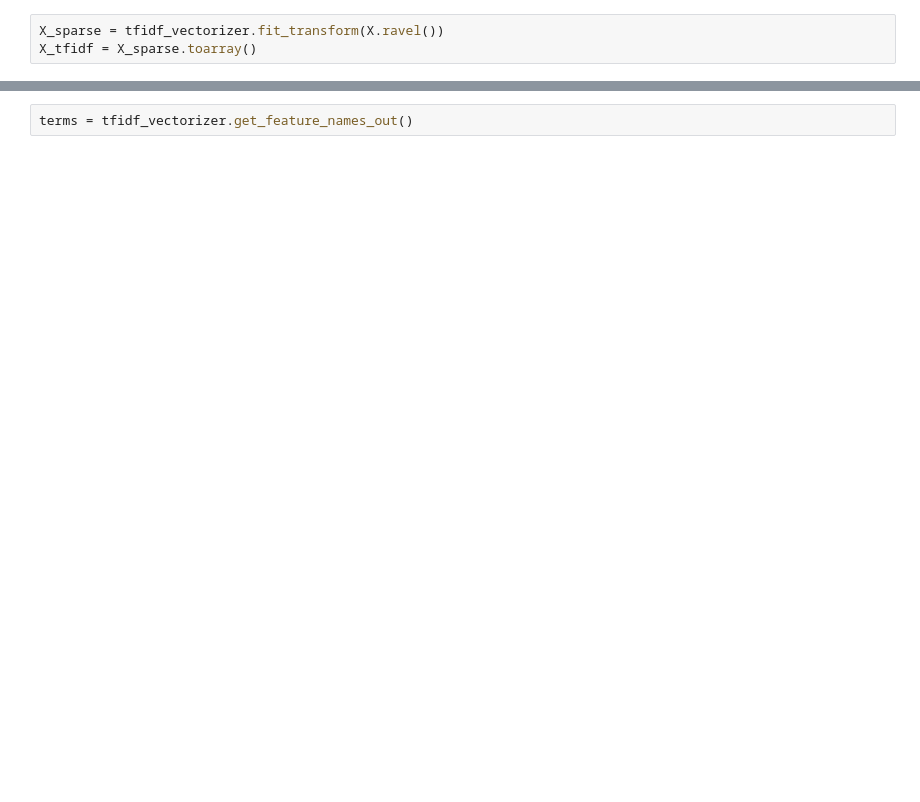
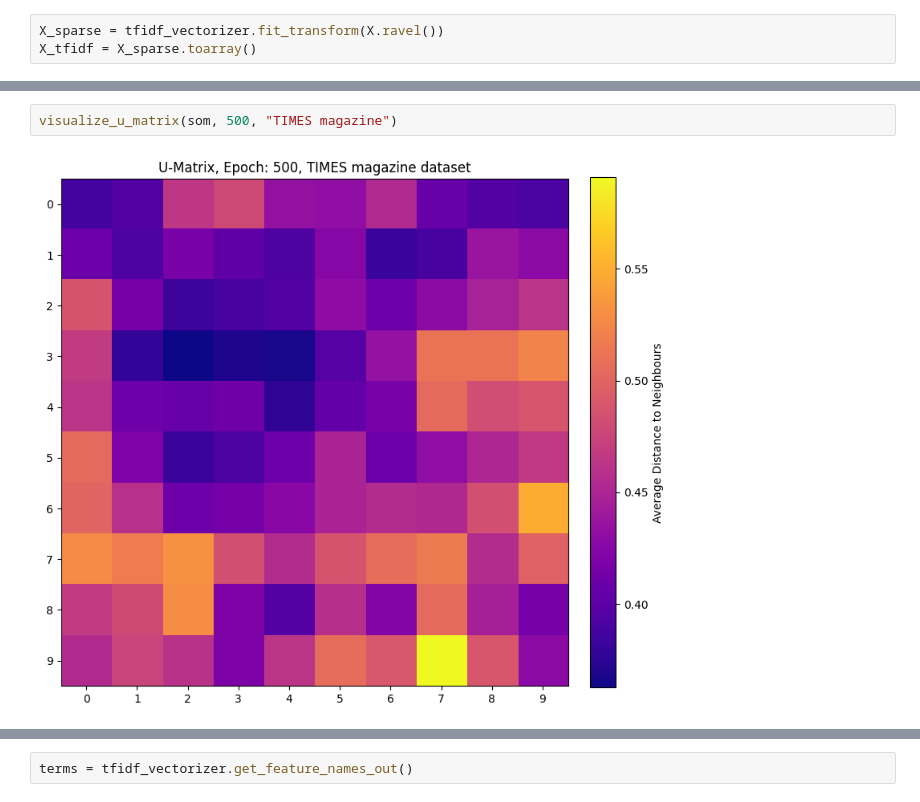
Before and after one commit to hanzltom/ViT-GHSOM, a Jupyter notebook: SOM/SOM_training_times.ipynb, the cells around one changed output, grey strips where cells are left out. Drawn from its saved outputs; the diff is of its cells as text; blank space fills up the shorter version.

```diff
--- a/SOM/SOM_training_times.ipynb
+++ b/SOM/SOM_training_times.ipynb
@@ -42 +58,5 @@ Epoch 40/50 complete. Sigma: 4.4034, Lr: 0.4403, QE: 1.0038, TE: 0.3810, Purity:
+# %%
+visualize_u_matrix(som, 500, "TIMES magazine")
+# %% [output]
+[figure, added]
 # %%
```
Also changed, not shown: parts of 11 cells of this notebook.
